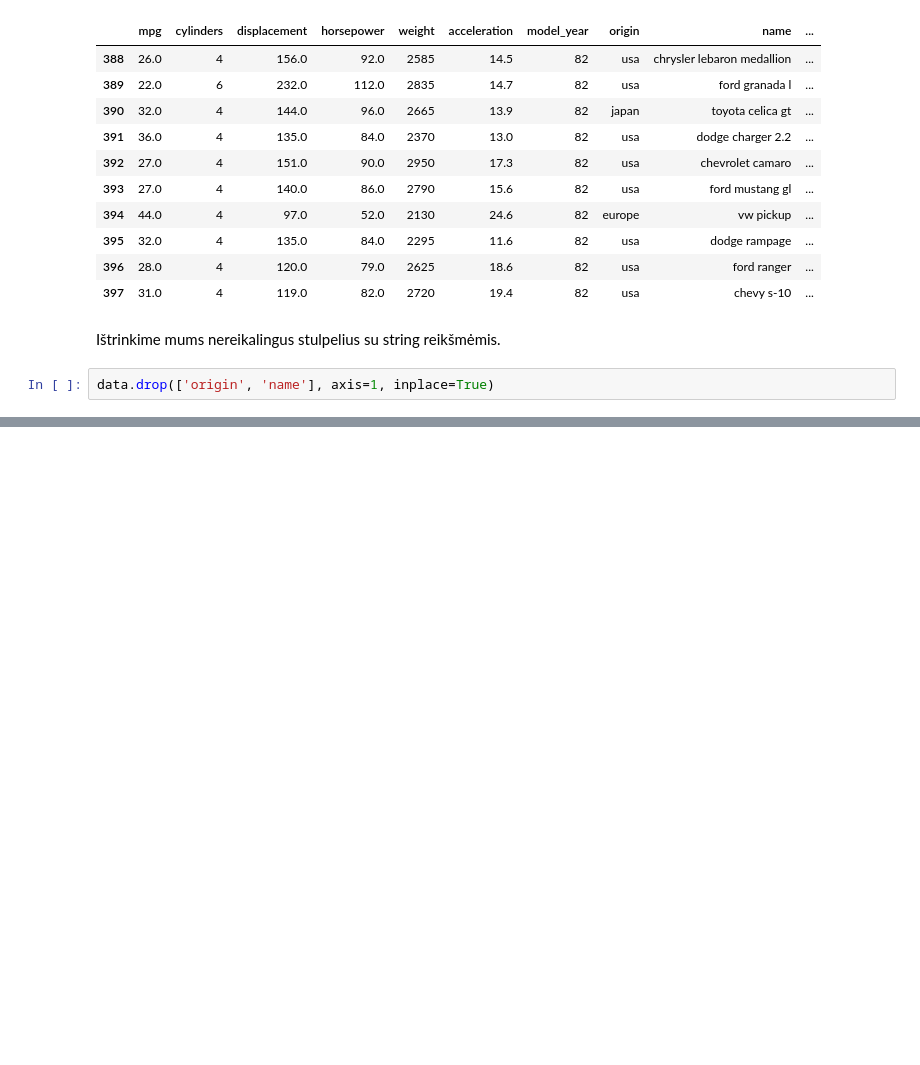
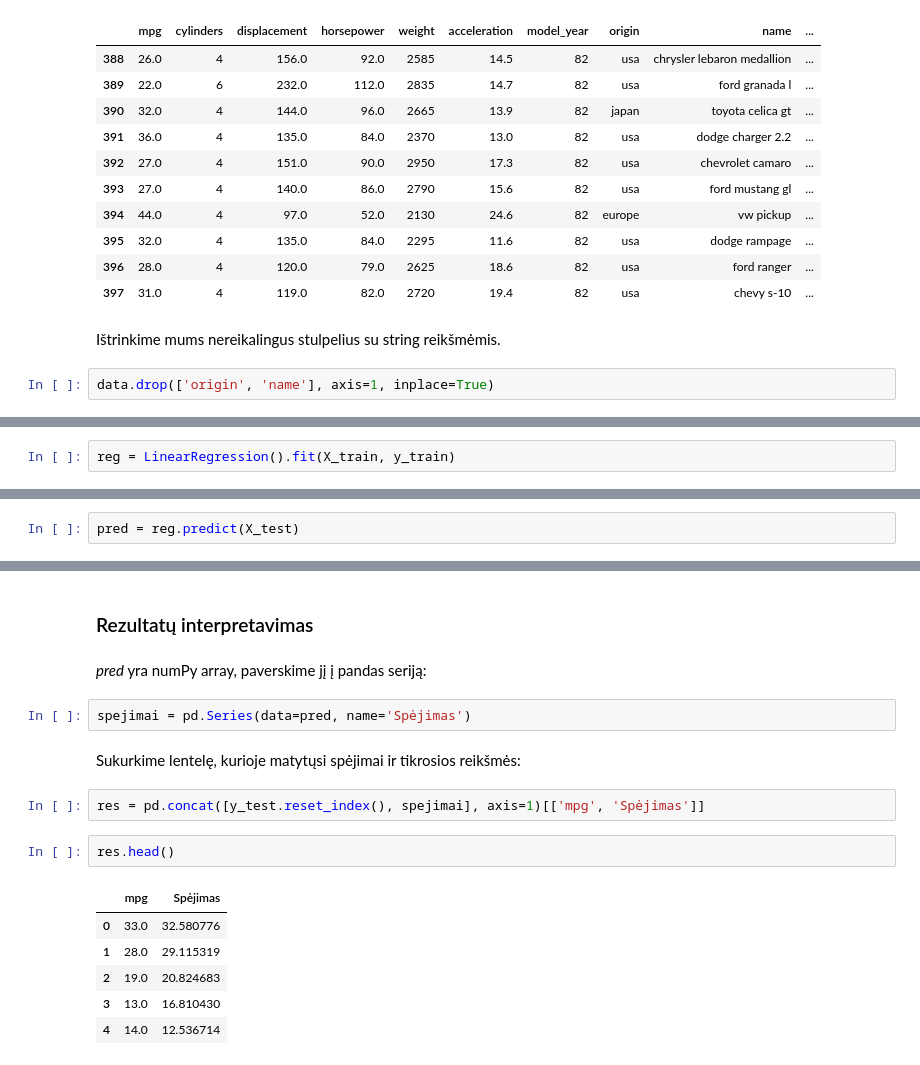
Before and after one commit to robotautas/kursas, a Jupyter notebook: Machine Learning/linear_regression.ipynb, the cells around one changed output, grey strips where cells are left out. Cells and saved outputs as stored; diff of their text form; blank space fills up the shorter version.

```diff
--- a/Machine Learning/linear_regression.ipynb
+++ b/Machine Learning/linear_regression.ipynb
@@ -146,0 +198,2 @@ data.drop(['origin', 'name'], axis=1, inplace=True)
+# %%
+reg = LinearRegression().fit(X_train, y_train)
@@ -146,0 +202,2 @@ data.drop(['origin', 'name'], axis=1, inplace=True)
+# %%
+pred = reg.predict(X_test)
@@ -146,0 +224,19 @@ data.drop(['origin', 'name'], axis=1, inplace=True)
+# %% [markdown]
+### Rezultatų interpretavimas
+# %% [markdown]
+*pred* yra numPy array, paverskime jį į pandas seriją:
+# %%
+spejimai = pd.Series(data=pred, name='Spėjimas')
+# %% [markdown]
+Sukurkime lentelę, kurioje matytųsi spėjimai ir tikrosios reikšmės:
+# %%
+res = pd.concat([y_test.reset_index(), spejimai], axis=1)[['mpg', 'Spėjimas']]
+# %%
+res.head()
+# %% [output]
+|  | mpg | Spėjimas |
+| 0 | 33.0 | 32.580776 |
+| 1 | 28.0 | 29.115319 |
+| 2 | 19.0 | 20.824683 |
+| 3 | 13.0 | 16.810430 |
+| 4 | 14.0 | 12.536714 |
```
Also changed, not shown: parts of 24 cells of this notebook.
